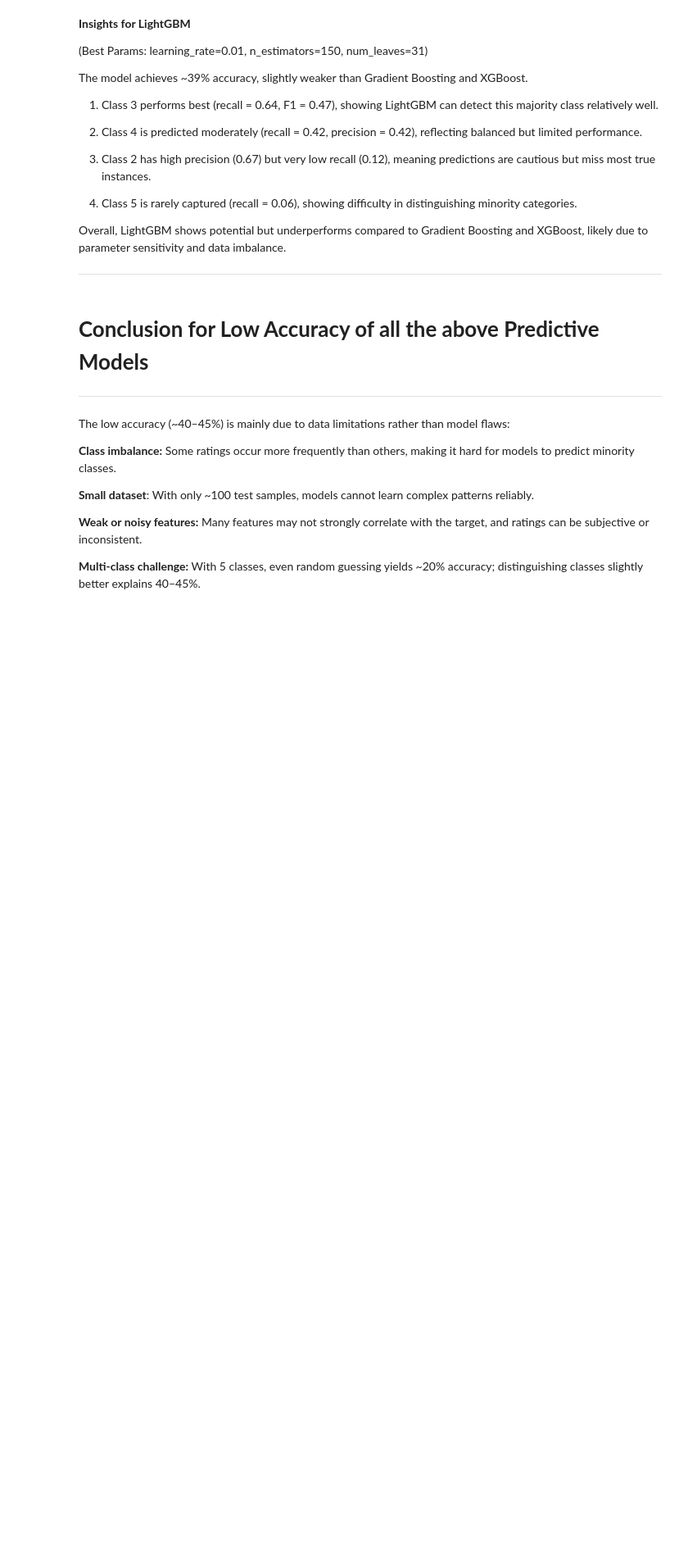
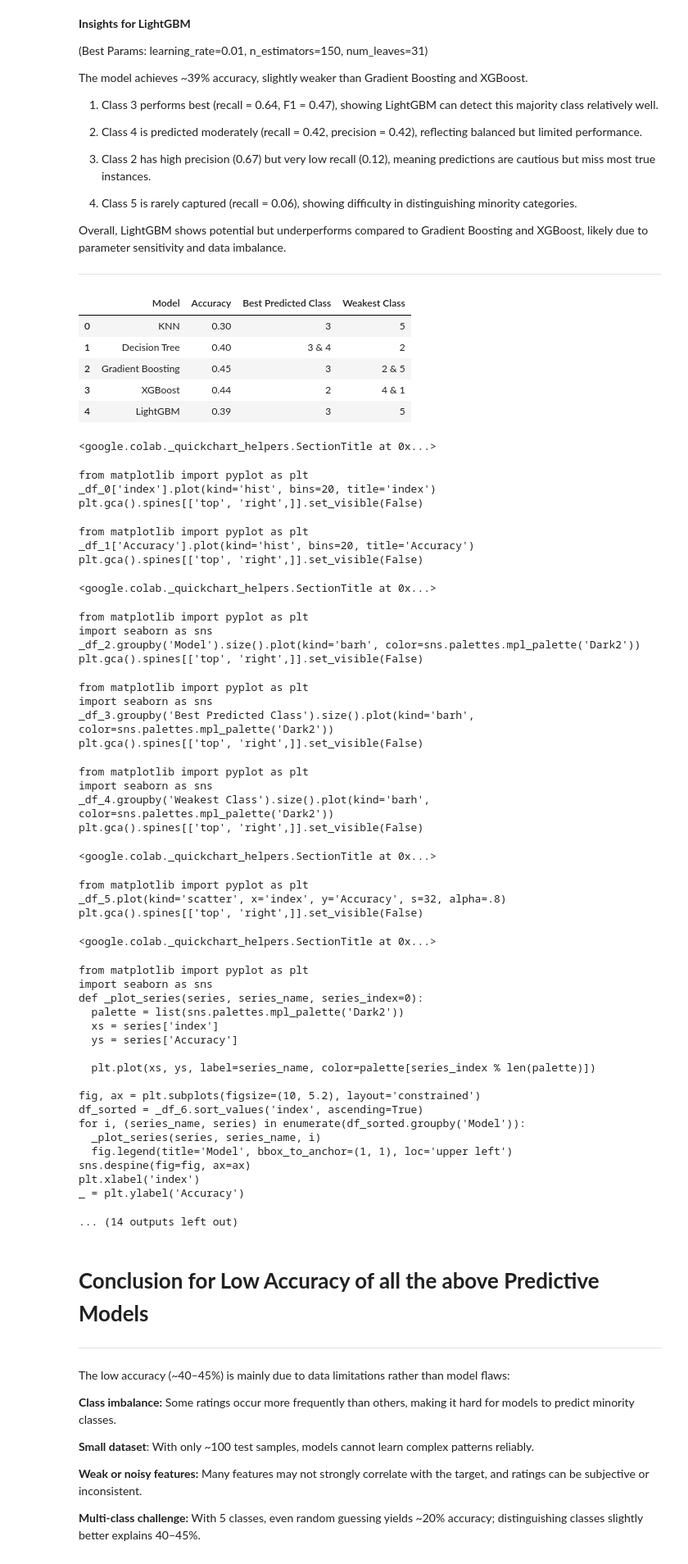
Before and after one commit to Fidaaz2521/UnveilingMusicPreferrencesOnSpotify_MiniProject3, a Jupyter notebook: UnvielingMusicPreferrencesOnSpotify_MiniProject3.ipynb, the cells around one changed output. Shown at 82% size. Cells and saved outputs as stored; diff of their text form; code cells hidden in the pictures; blank space fills up the shorter version.

```diff
--- a/UnvielingMusicPreferrencesOnSpotify_MiniProject3.ipynb
+++ b/UnvielingMusicPreferrencesOnSpotify_MiniProject3.ipynb
@@ -1228,6 +1595,69 @@ The model achieves ~39% accuracy, slightly weaker than Gradient Boosting and XGB
 Overall, LightGBM shows potential but underperforms compared to Gradient Boosting and XGBoost, likely due to parameter sensitivity and data imbalance.
 
 -----
+# %%
+import pandas as pd
+
+# Model comparison summary
+data = {
+    "Model": ["KNN", "Decision Tree", "Gradient Boosting", "XGBoost", "LightGBM"],
+    "Accuracy": [0.30, 0.40, 0.45, 0.44, 0.39],
+    "Best Predicted Class": ["3", "3 & 4", "3", "2", "3"],
+    "Weakest Class": ["5", "2", "2 & 5", "4 & 1", "5"]
+}
+
+summary_df = pd.DataFrame(data)
+summary_df
+# %% [output]
+|  | Model | Accuracy | Best Predicted Class | Weakest Class |
+| 0 | KNN | 0.30 | 3 | 5 |
+| 1 | Decision Tree | 0.40 | 3 & 4 | 2 |
+| 2 | Gradient Boosting | 0.45 | 3 | 2 & 5 |
+| 3 | XGBoost | 0.44 | 2 | 4 & 1 |
+| 4 | LightGBM | 0.39 | 3 | 5 |
+<google.colab._quickchart_helpers.SectionTitle at 0x...>
+from matplotlib import pyplot as plt
+_df_0['index'].plot(kind='hist', bins=20, title='index')
+plt.gca().spines[['top', 'right',]].set_visible(False)
+from matplotlib import pyplot as plt
+_df_1['Accuracy'].plot(kind='hist', bins=20, title='Accuracy')
+plt.gca().spines[['top', 'right',]].set_visible(False)
+<google.colab._quickchart_helpers.SectionTitle at 0x...>
+from matplotlib import pyplot as plt
+import seaborn as sns
+_df_2.groupby('Model').size().plot(kind='barh', color=sns.palettes.mpl_palette('Dark2'))
+plt.gca().spines[['top', 'right',]].set_visible(False)
+from matplotlib import pyplot as plt
+import seaborn as sns
+_df_3.groupby('Best Predicted Class').size().plot(kind='barh', color=sns.palettes.mpl_palette('Dark2'))
+plt.gca().spines[['top', 'right',]].set_visible(False)
+from matplotlib import pyplot as plt
+import seaborn as sns
+_df_4.groupby('Weakest Class').size().plot(kind='barh', color=sns.palettes.mpl_palette('Dark2'))
+plt.gca().spines[['top', 'right',]].set_visible(False)
+<google.colab._quickchart_helpers.SectionTitle at 0x...>
+from matplotlib import pyplot as plt
+_df_5.plot(kind='scatter', x='index', y='Accuracy', s=32, alpha=.8)
+plt.gca().spines[['top', 'right',]].set_visible(False)
+<google.colab._quickchart_helpers.SectionTitle at 0x...>
+from matplotlib import pyplot as plt
+import seaborn as sns
+def _plot_series(series, series_name, series_index=0):
+  palette = list(sns.palettes.mpl_palette('Dark2'))
+  xs = series['index']
+  ys = series['Accuracy']
+
+  plt.plot(xs, ys, label=series_name, color=palette[series_index % len(palette)])
+
+fig, ax = plt.subplots(figsize=(10, 5.2), layout='constrained')
+df_sorted = _df_6.sort_values('index', ascending=True)
+for i, (series_name, series) in enumerate(df_sorted.groupby('Model')):
+  _plot_series(series, series_name, i)
+  fig.legend(title='Model', bbox_to_anchor=(1, 1), loc='upper left')
+sns.despine(fig=fig, ax=ax)
+plt.xlabel('index')
+_ = plt.ylabel('Accuracy')
+... (14 outputs left out)
 # %% [markdown]
 # **Conclusion for Low Accuracy of all the above Predictive Models**
 
```
Also changed, not shown: parts of 48 cells of this notebook.
